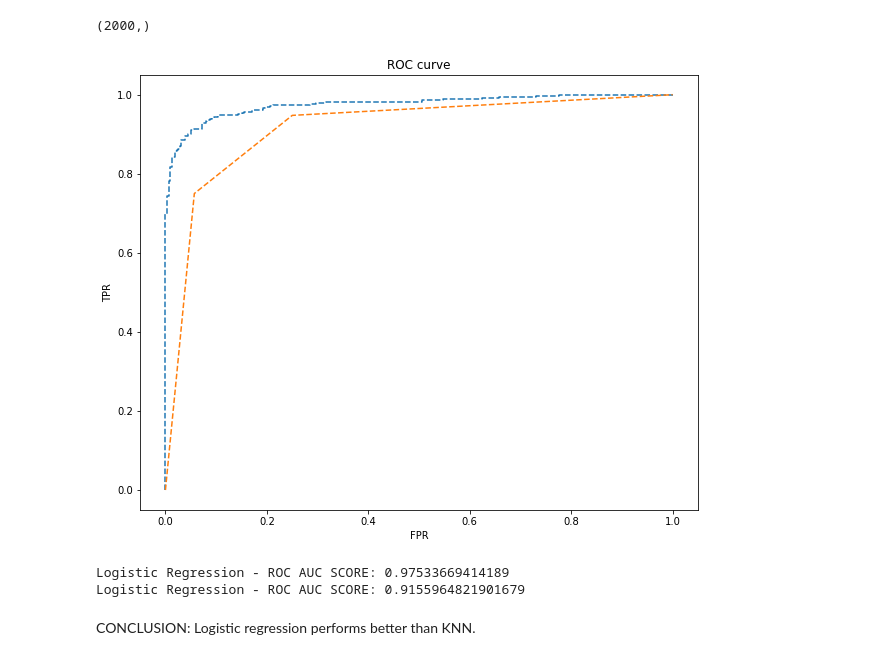
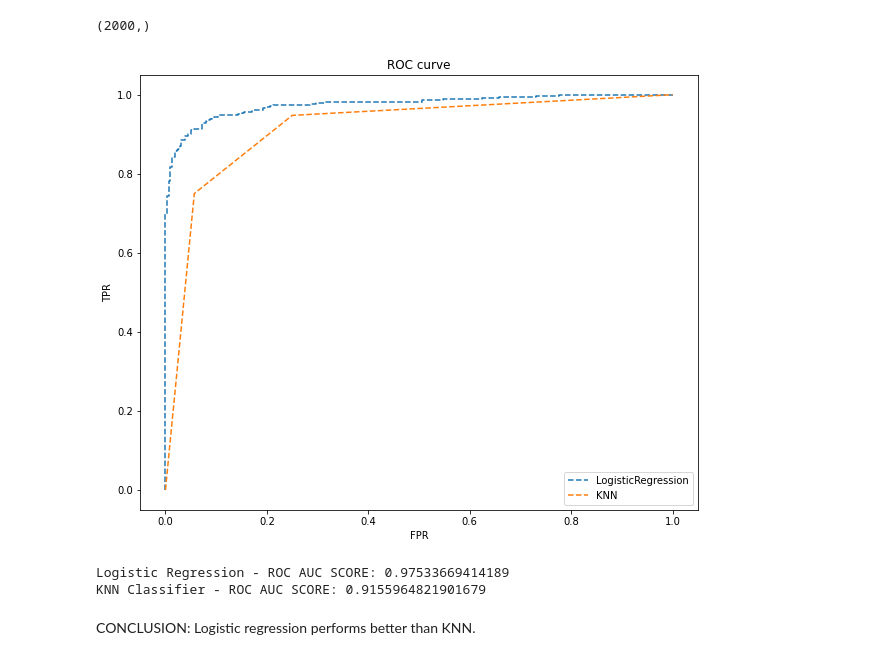
Before and after one commit to mayurimhetre/ML-ROC-AUC-curve, a Jupyter notebook: classification_ROC_AUC.ipynb, the cells around one changed output. Drawn from its saved outputs; the diff is of its cells as text; code cells hidden in the pictures.

```diff
--- a/classification_ROC_AUC.ipynb
+++ b/classification_ROC_AUC.ipynb
@@ -40,23 +40,24 @@ fpr1,tpr1,threshold1 = roc_curve(y_test,y_proba1[:,1])
 # %%
 plt.figure(figsize=(10,8))
 plt.plot(fpr,tpr,linestyle='--', label ='LogisticRegression')
 plt.plot(fpr1,tpr1,linestyle='--', label ='KNN')
 plt.xlabel('FPR')
 plt.ylabel('TPR')
 plt.title('ROC curve')
+plt.legend(loc='best')
 plt.show()
 # %% [output]
-[figure, old version]
+[figure, new version]
 # %%
 from sklearn.metrics import roc_auc_score
 # %%
 logit_score = roc_auc_score(y_test,y_proba[:,1])
 print("Logistic Regression - ROC AUC SCORE:",logit_score)
 knn_score = roc_auc_score(y_test,y_proba1[:,1])
-print("Logistic Regression - ROC AUC SCORE:",knn_score)
+print("KNN Classifier - ROC AUC SCORE:",knn_score)
 # %% [output]
 Logistic Regression - ROC AUC SCORE: 0.97533669414189
-Logistic Regression - ROC AUC SCORE: 0.9155964821901679
+KNN Classifier - ROC AUC SCORE: 0.9155964821901679
 # %% [markdown]
 CONCLUSION: Logistic regression performs better than KNN.
 # %%
```
